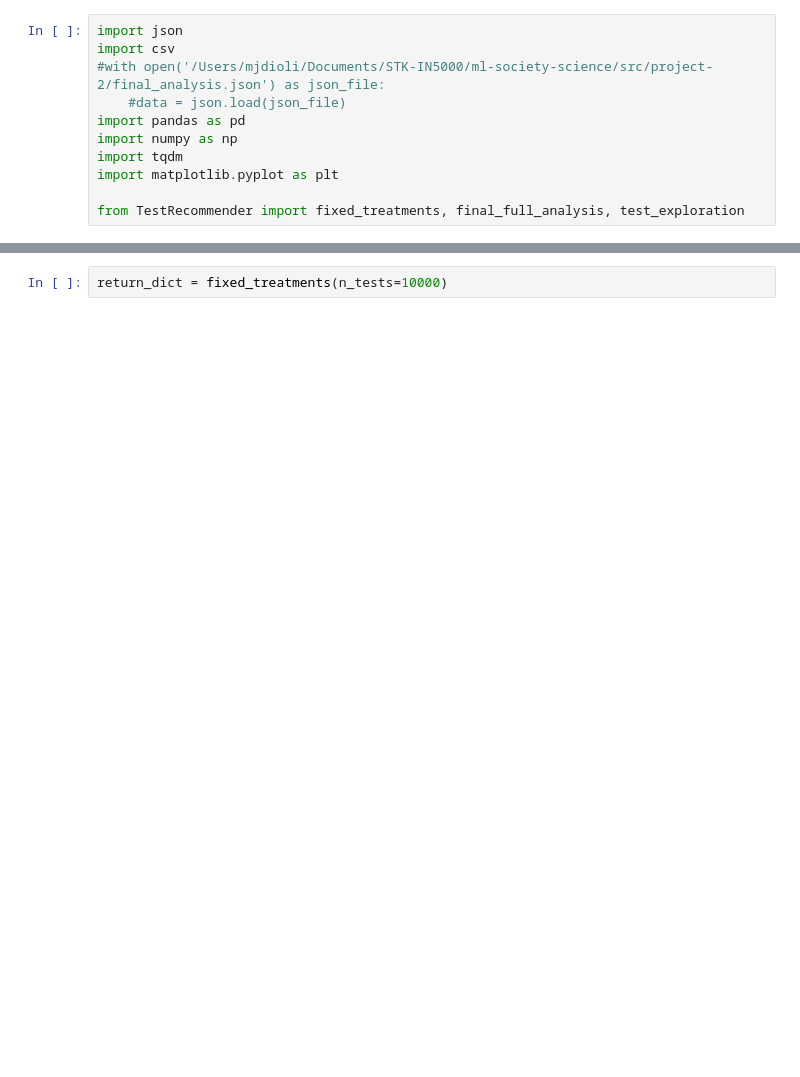
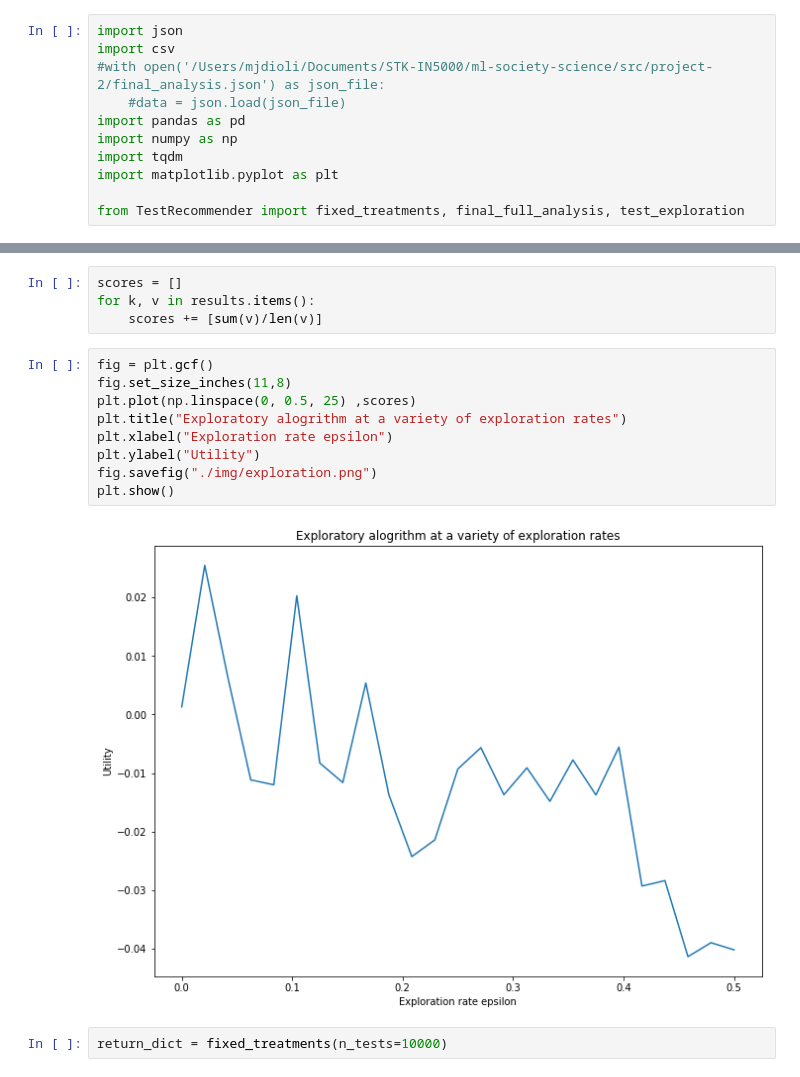
Before and after one commit to chriklev/ml-society-science, a Jupyter notebook: src/project-2/test_notebook32.ipynb, the cells around one changed output, grey strips where cells are left out. Cells and saved outputs as stored; diff of their text form; blank space fills up the shorter version.

```diff
--- a/src/project-2/test_notebook32.ipynb
+++ b/src/project-2/test_notebook32.ipynb
@@ -18,2 +34,17 @@ TypeError: _append_dispatcher() missing 1 required positional argument: 'values'
+# %%
+scores = []
+for k, v in results.items():
+    scores += [sum(v)/len(v)]
+# %%
+fig = plt.gcf()
+fig.set_size_inches(11,8)
+plt.plot(np.linspace(0, 0.5, 25) ,scores)
+plt.title("Exploratory alogrithm at a variety of exploration rates")
+plt.xlabel("Exploration rate epsilon")
+plt.ylabel("Utility")
+fig.savefig("./img/exploration.png")
+plt.show()
+# %% [output]
+[figure, added]
 # %%
 return_dict = fixed_treatments(n_tests=10000)
```
Also changed, not shown: parts of 2 cells of this notebook, 17 other files.
